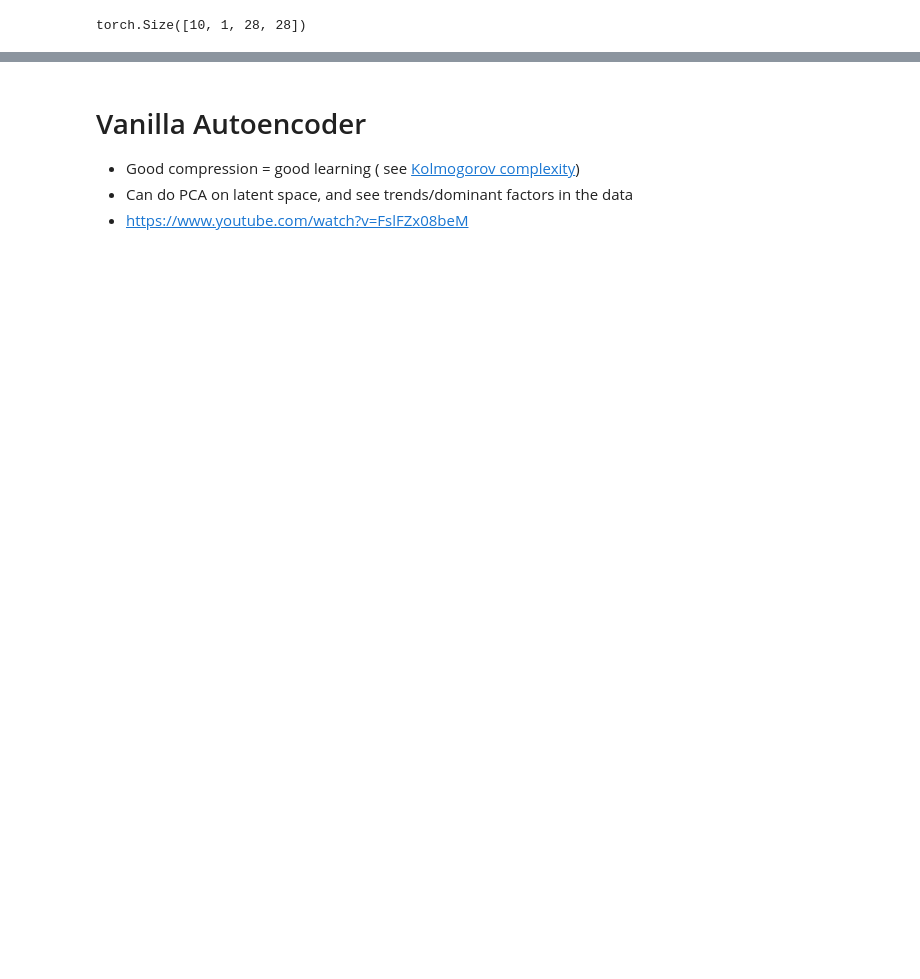
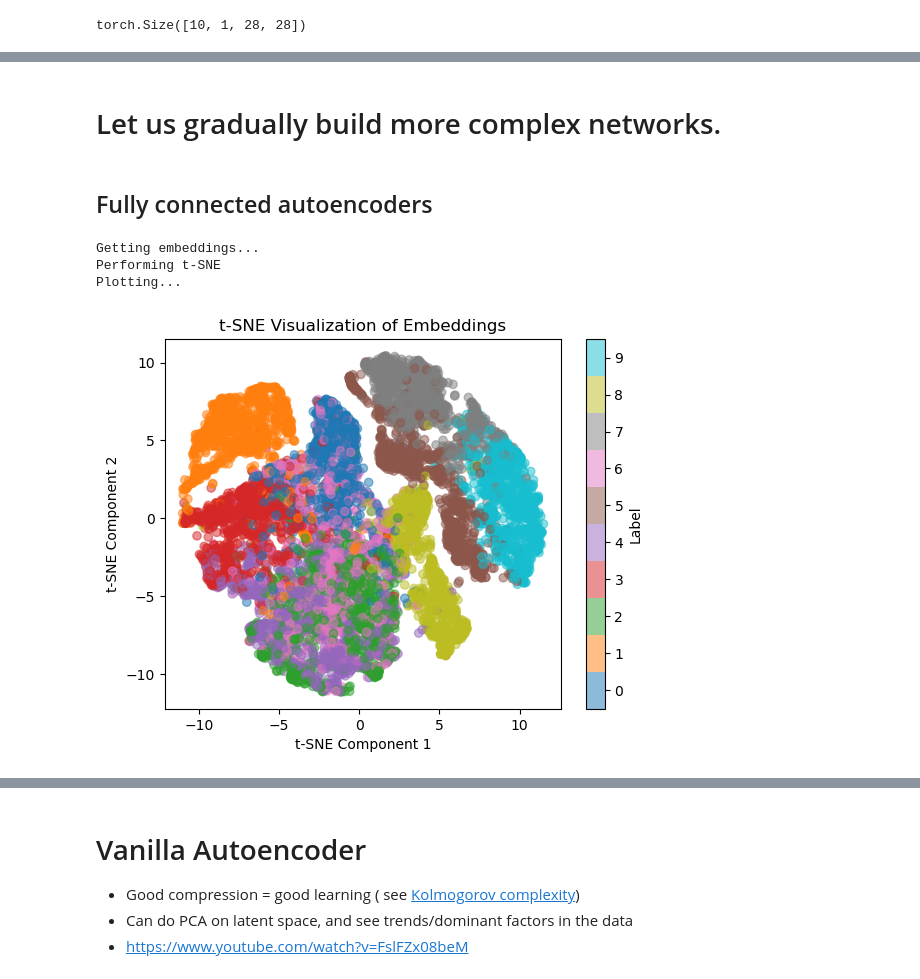
Before and after one commit to RohanGautam/things_from_scratch, a Jupyter notebook: notebooks/vae.ipynb, the cells around one changed output, grey strips where cells are left out. Cells and saved outputs as stored; diff of their text form; code cells hidden in the pictures; blank space fills up the shorter version.

```diff
--- a/notebooks/vae.ipynb
+++ b/notebooks/vae.ipynb
@@ -79,0 +92,2 @@ display_random_image_grid(list(train_dataset))
+# %% [markdown]
+# Let us gradually build more complex networks.
@@ -79,0 +140,2 @@ display_random_image_grid(list(train_dataset))
+# %% [markdown]
+## Fully connected autoencoders
@@ -79,0 +198,7 @@ display_random_image_grid(list(train_dataset))
+# %%
+viz_test_embeddings(model)
+# %% [output]
+Getting embeddings...
+Performing t-SNE
+Plotting...
+[figure, added]
```
Also changed, not shown: parts of 19 cells of this notebook, 3 other files.
